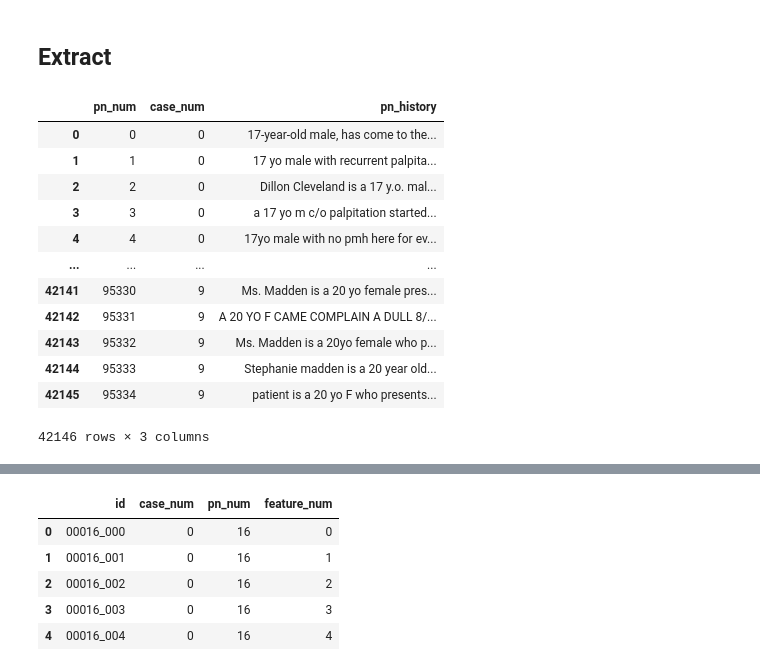
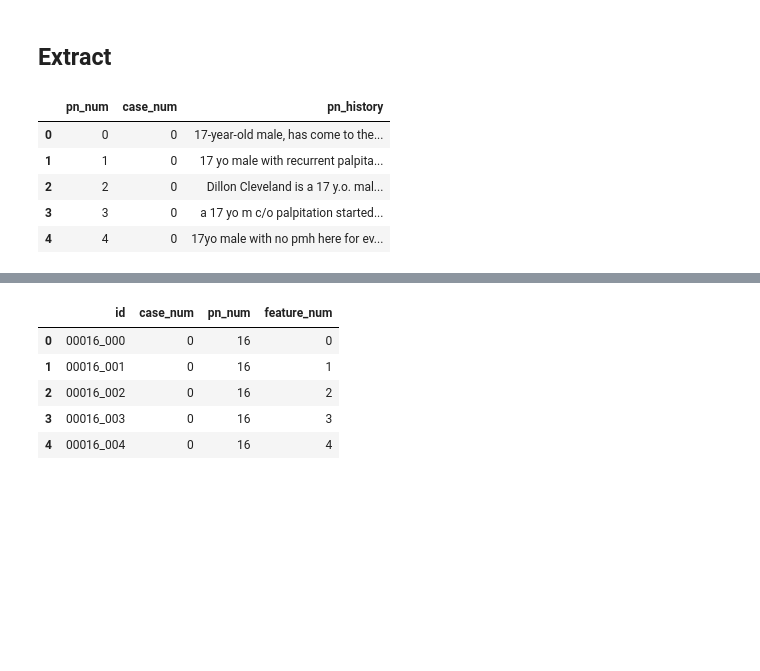
Before and after one commit to casals90/NBME-Score-Clinical-Patient-Notes, a Jupyter notebook: notebooks/00_eda.ipynb, the cells around one changed output, grey strips where cells are left out. Saved outputs shown, nothing was run; the diff lists cells and outputs as text; code cells hidden in the pictures; blank space fills up the shorter version.

```diff
--- a/notebooks/00_eda.ipynb
+++ b/notebooks/00_eda.ipynb
@@ -42,7 +48,7 @@ import pandas as pd
 # %% [markdown]
 ## Constants
 # %%
-data_folder = os.path.join("..", "data")
+data_folder = os.path.join("/", "data")
 raw_folder = os.path.join(data_folder, "raw")
 
 patient_notes_file_path = os.path.join(raw_folder, "patient_notes.csv")
@@ -53,21 +59,13 @@ test_file_path = os.path.join(raw_folder, "test.csv")
 ## Extract
 # %%
 patient_notes_df = pd.read_csv(patient_notes_file_path)
-
-patient_notes_df
+patient_notes_df.head()
 # %% [output]
 |  | pn_num | case_num | pn_history |
 | 0 | 0 | 0 | 17-year-old male, has come to the... |
 | 1 | 1 | 0 | 17 yo male with recurrent palpita... |
 | 2 | 2 | 0 | Dillon Cleveland is a 17 y.o. mal... |
 | 3 | 3 | 0 | a 17 yo m c/o palpitation started... |
 | 4 | 4 | 0 | 17yo male with no pmh here for ev... |
-| ... | ... | ... | ... |
-| 42141 | 95330 | 9 | Ms. Madden is a 20 yo female pres... |
-| 42142 | 95331 | 9 | A 20 YO F CAME COMPLAIN A DULL 8/... |
-| 42143 | 95332 | 9 | Ms. Madden is a 20yo female who p... |
-| 42144 | 95333 | 9 | Stephanie madden is a 20 year old... |
-| 42145 | 95334 | 9 | patient is a 20 yo F who presents... |
-42146 rows × 3 columns
 # %%
 features_df = pd.read_csv(features_file_path)
```
Also changed, not shown: parts of 43 cells of this notebook, 6 other files.
